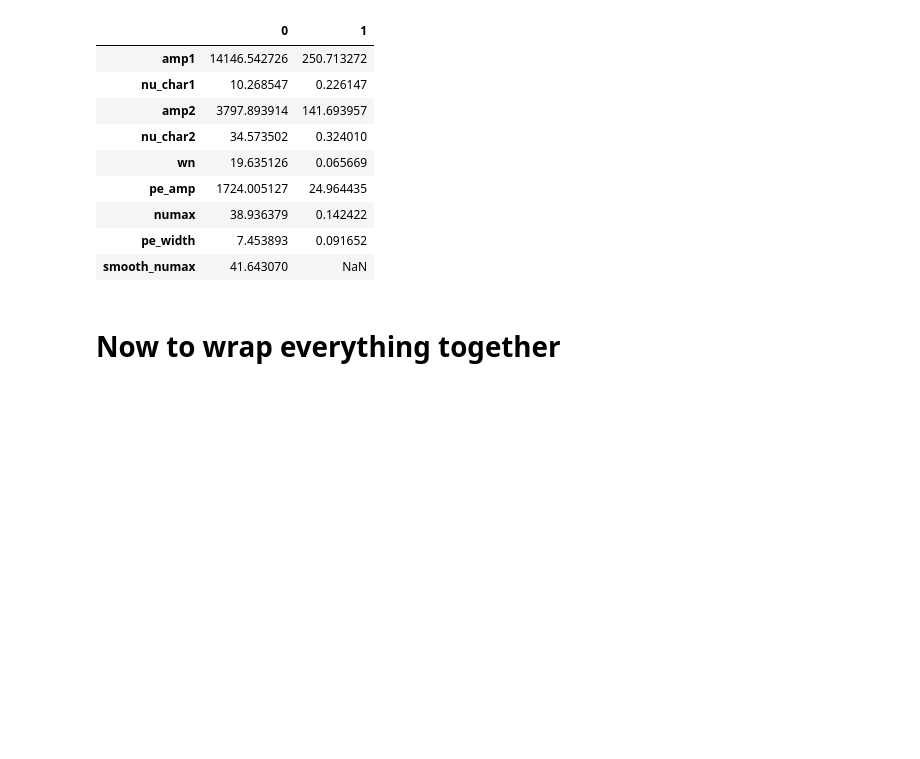
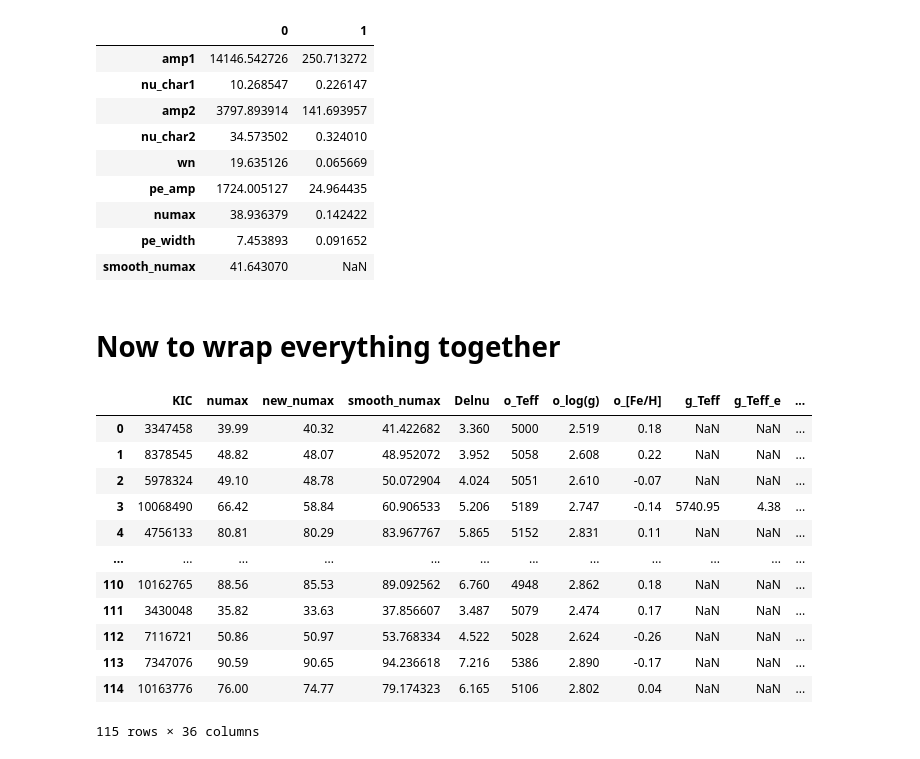
Before and after one commit to courtcraw/Notebooks, a Jupyter notebook: background_fitting.ipynb, the cells around one changed output. Cells and saved outputs as stored; diff of their text form; code cells hidden in the pictures; blank space fills up the shorter version.

```diff
--- a/background_fitting.ipynb
+++ b/background_fitting.ipynb
@@ -408,4 +416,21 @@ def smooth_numax_fit(freq,power,solution):
     plt.show()
 
     return freq[np.argmax(bg_divided_smooth_power)]
+# %%
+highmass_rc_newvals = pd.read_csv('../datatables/highmass_rc_newvals.csv')
+highmass_rc_newvals
+# %% [output]
+|  | KIC | numax | new_numax | smooth_numax | Delnu | o_Teff | o_log(g) | o_[Fe/H] | g_Teff | g_Teff_e | ... |
+| 0 | 3347458 | 39.99 | 40.32 | 41.422682 | 3.360 | 5000 | 2.519 | 0.18 | NaN | NaN | ... |
+| 1 | 8378545 | 48.82 | 48.07 | 48.952072 | 3.952 | 5058 | 2.608 | 0.22 | NaN | NaN | ... |
+| 2 | 5978324 | 49.10 | 48.78 | 50.072904 | 4.024 | 5051 | 2.610 | -0.07 | NaN | NaN | ... |
+| 3 | 10068490 | 66.42 | 58.84 | 60.906533 | 5.206 | 5189 | 2.747 | -0.14 | 5740.95 | 4.38 | ... |
+| 4 | 4756133 | 80.81 | 80.29 | 83.967767 | 5.865 | 5152 | 2.831 | 0.11 | NaN | NaN | ... |
+| ... | ... | ... | ... | ... | ... | ... | ... | ... | ... | ... | ... |
+| 110 | 10162765 | 88.56 | 85.53 | 89.092562 | 6.760 | 4948 | 2.862 | 0.18 | NaN | NaN | ... |
+| 111 | 3430048 | 35.82 | 33.63 | 37.856607 | 3.487 | 5079 | 2.474 | 0.17 | NaN | NaN | ... |
+| 112 | 7116721 | 50.86 | 50.97 | 53.768334 | 4.522 | 5028 | 2.624 | -0.26 | NaN | NaN | ... |
+| 113 | 7347076 | 90.59 | 90.65 | 94.236618 | 7.216 | 5386 | 2.890 | -0.17 | NaN | NaN | ... |
+| 114 | 10163776 | 76.00 | 74.77 | 79.174323 | 6.165 | 5106 | 2.802 | 0.04 | NaN | NaN | ... |
+115 rows × 36 columns
 # %%
```
Also changed, not shown: parts of 10 cells of this notebook, 1 other file.
